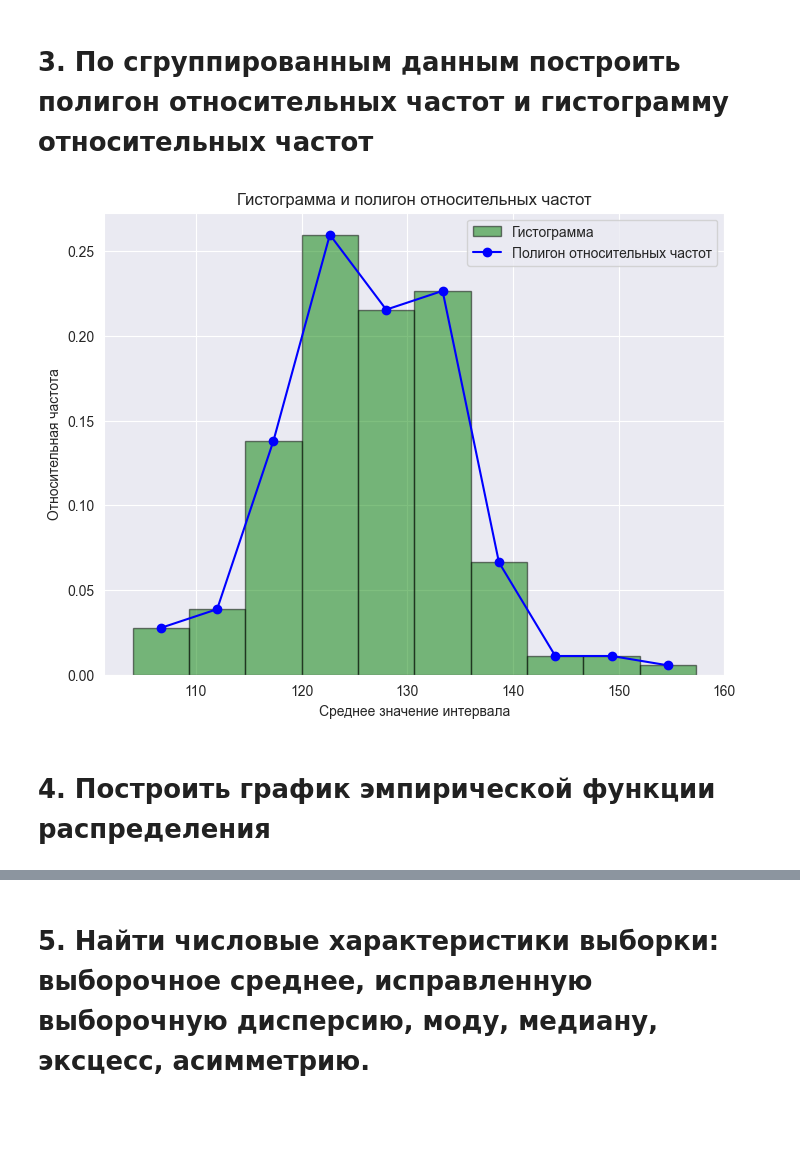
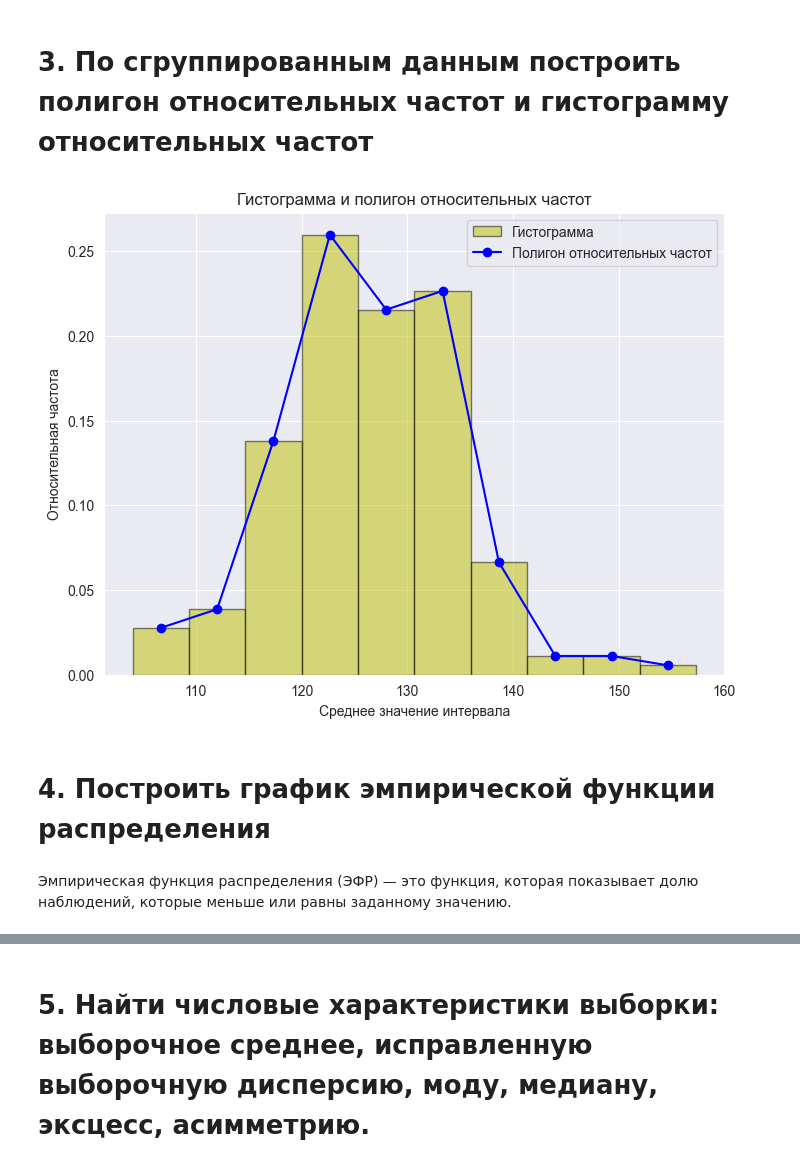
Before and after one commit to Otocolobus-manules/terver, a Jupyter notebook: тервер.ipynb, the cells around one changed output, grey strips where cells are left out. Drawn from its saved outputs; the diff is of its cells as text; code cells hidden in the pictures; blank space fills up the shorter version.

```diff
--- a/тервер.ipynb
+++ b/тервер.ipynb
@@ -113,32 +100,34 @@ interval_df
 # %% [markdown]
 # 3. По сгруппированным данным построить полигон относительных частот и гистограмму относительных частот
 # %%
-# Шаг 1: Вычисляем относительные частоты
+# Вычисляем относительные частоты
 relative_frequencies = frequency / n
 
-# Шаг 2: Находим средние значения интервалов
+# Находим средние значения интервалов
 midpoints = [(bin_edges[i] + bin_edges[i+1]) / 2 for i in range(len(bin_edges)-1)]
 
-# Шаг 3: Строим график
+# Строим график
 plt.figure(figsize=(8, 6))
 
 # Строим гистограмму относительных частот
-plt.hist(midpoints, bins=bins, weights=relative_frequencies, alpha=0.5, color='g', edgecolor='black', label='Гистограмма')
+plt.hist(midpoints, bins=bins, weights=relative_frequencies, alpha=0.5, color='y', edgecolor='black', label='Гистограмма')
 
 # Строим полигон относительных частот
 plt.plot(midpoints, relative_frequencies, marker='o', linestyle='-', color='b', label='Полигон относительных частот')
 
 # Оформляем график
 plt.title('Гистограмма и полигон относительных частот')
 plt.xlabel('Среднее значение интервала')
 plt.ylabel('Относительная частота')
 plt.grid(True)
 plt.legend()
 
 # Показываем график
 plt.show()
 # %% [output]
-[figure, old version]
+[figure, new version]
 # %% [markdown]
 # 4. Построить график эмпирической функции распределения
+# %% [markdown]
+Эмпирическая функция распределения (ЭФР) — это функция, которая показывает долю наблюдений, которые меньше или равны заданному значению.
 # %%
```
Also changed, not shown: parts of 23 cells of this notebook.
